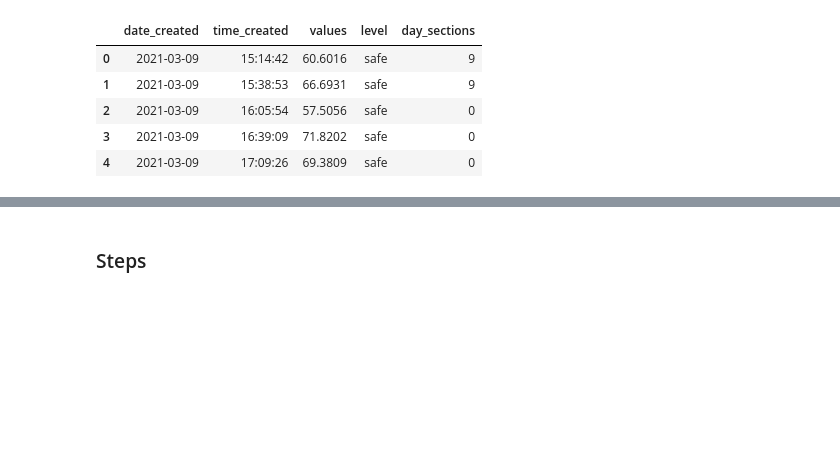
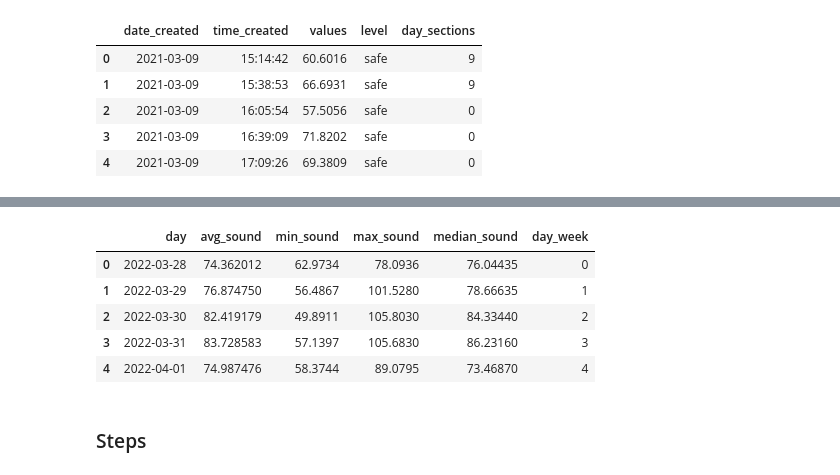
Before and after one commit to bmcnamee96/Heart-Rate-Analysis, a Jupyter notebook: summarizing_data.ipynb, the cells around one changed output, grey strips where cells are left out. Saved outputs shown, nothing was run; the diff lists cells and outputs as text; code cells hidden in the pictures; blank space fills up the shorter version.

```diff
--- a/summarizing_data.ipynb
+++ b/summarizing_data.ipynb
@@ -192,3 +349,64 @@ sound_df.head()
+# %%
+unique_dates = []
+daily_sound_info = []
+avg_sound_list = []
+max_sound_list = []
+min_sound_list = []
+median_sound_list = []
+day_of_week_list = []
+
+# find each day within the school_df
+for i in school_sound_df['date_created']:
+    if i not in unique_dates:
+        unique_dates.append(i)
+
+# find the avg_hr, min_hr, max_hr, and median_hr for each day
+for i in unique_dates:
+    sound = []
+    for idx, row in school_sound_df.iterrows():
+        if i == row['date_created']:
+            sound.append(row['values'])
+
+    # use numpy to determine mean, min, max, median
+    avg_sound = np.mean(sound)
+    min_sound = np.min(sound)
+    max_sound = np.max(sound)
+    median_sound = np.median(sound)
+
+    # append each respective list with value
+    avg_sound_list.append(avg_sound)
+    max_sound_list.append(max_sound)
+    min_sound_list.append(min_sound)
+    median_sound_list.append(median_sound)
+
+    day = i
+    day_dt = datetime.strptime(day, '%Y-%m-%d')
+    day_of_week = datetime.weekday(day_dt)
+    day_of_week_list.append(day_of_week)
+
+    daily_sound_dicts = {
+        'day': i,
+        'avg_sound': avg_sound,
+        'min_sound': min_sound,
+        'max_sound': max_sound,
+        'median_sound': median_sound,
+        'day_week': day_of_week
+    }
+
+    daily_sound_info.append(daily_sound_dicts)
+
+# create daily_df
+daily_sound_df = pd.DataFrame(daily_sound_info)
+
+# show the df
+daily_sound_df.head()
+# %% [output]
+|  | day | avg_sound | min_sound | max_sound | median_sound | day_week |
+| 0 | 2022-03-28 | 74.362012 | 62.9734 | 78.0936 | 76.04435 | 0 |
+| 1 | 2022-03-29 | 76.874750 | 56.4867 | 101.5280 | 78.66635 | 1 |
+| 2 | 2022-03-30 | 82.419179 | 49.8911 | 105.8030 | 84.33440 | 2 |
+| 3 | 2022-03-31 | 83.728583 | 57.1397 | 105.6830 | 86.23160 | 3 |
+| 4 | 2022-04-01 | 74.987476 | 58.3744 | 89.0795 | 73.46870 | 4 |
 # %% [markdown]
 ### Steps
 # %%
```
Also changed, not shown: parts of 13 cells of this notebook, 2 other files.
